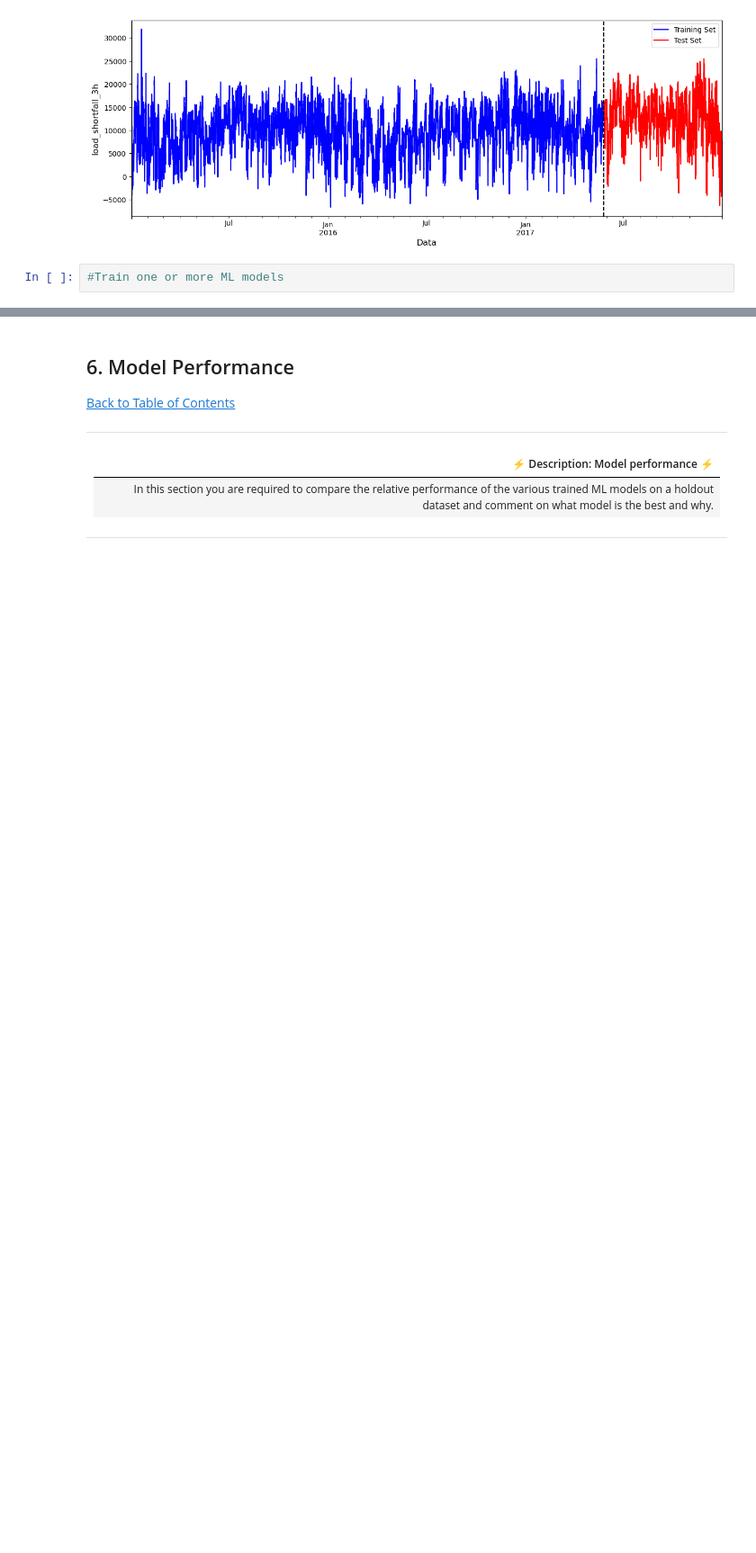
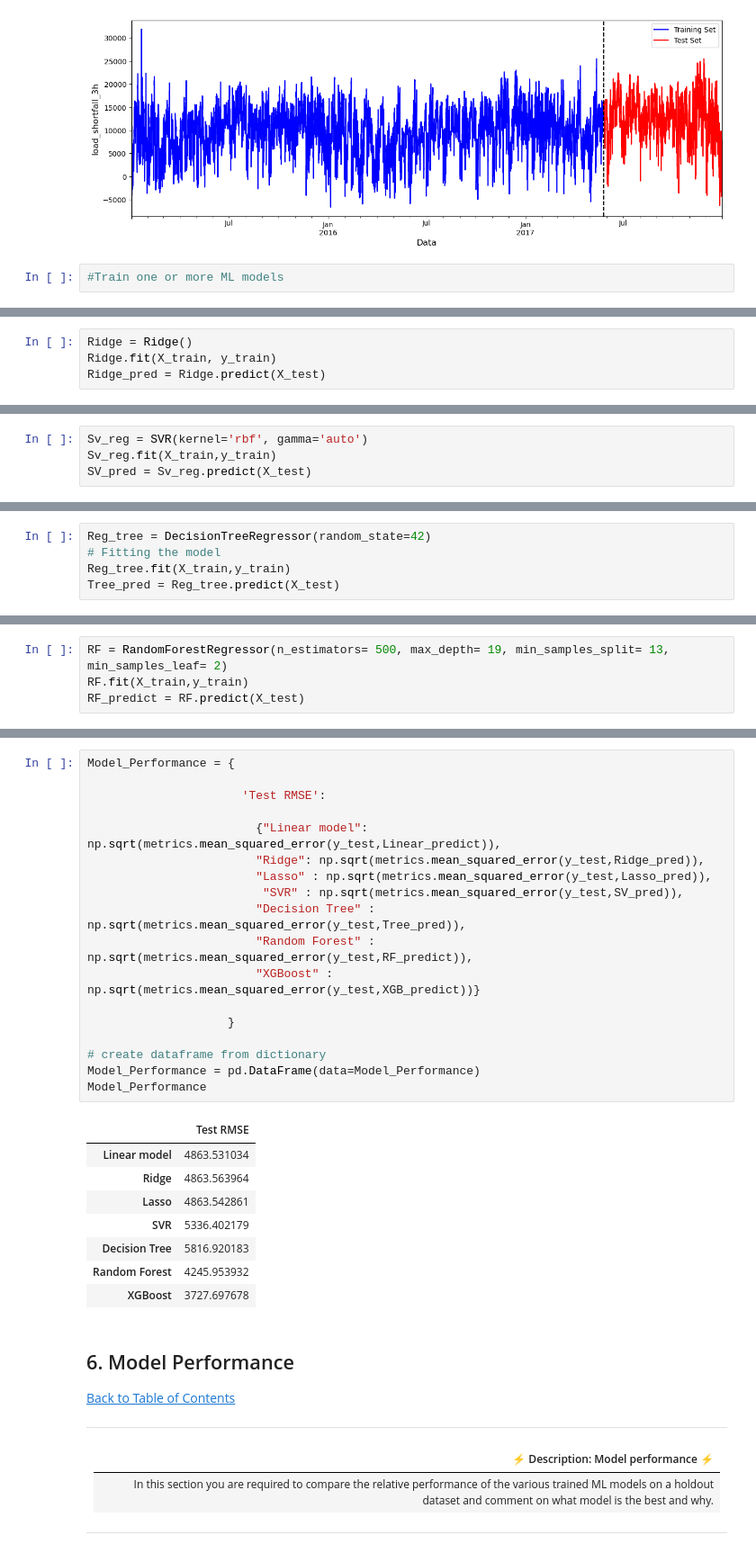
Before and after one commit to Marcel3333/TimeSeriesAnalysisProject, a Jupyter notebook: starter-notebook.ipynb, the cells around one changed output, grey strips where cells are left out. Shown at 90% size. Cells and saved outputs as stored; diff of their text form; blank space fills up the shorter version.

```diff
--- a/starter-notebook.ipynb
+++ b/starter-notebook.ipynb
@@ -365,0 +401,4 @@ XGBRegressor(base_score=None, booster=None, callbacks=None,
+# %%
+Ridge = Ridge()
+Ridge.fit(X_train, y_train)
+Ridge_pred = Ridge.predict(X_test)
@@ -365,0 +407,4 @@ XGBRegressor(base_score=None, booster=None, callbacks=None,
+# %%
+Sv_reg = SVR(kernel='rbf', gamma='auto')
+Sv_reg.fit(X_train,y_train)
+SV_pred = Sv_reg.predict(X_test)
@@ -365,0 +413,5 @@ XGBRegressor(base_score=None, booster=None, callbacks=None,
+# %%
+Reg_tree = DecisionTreeRegressor(random_state=42)
+# Fitting the model
+Reg_tree.fit(X_train,y_train)
+Tree_pred = Reg_tree.predict(X_test)
@@ -365,0 +468,4 @@ XGBRegressor(base_score=None, booster=None, callbacks=None,
+# %%
+RF = RandomForestRegressor(n_estimators= 500, max_depth= 19, min_samples_split= 13, min_samples_leaf= 2)
+RF.fit(X_train,y_train)
+RF_predict = RF.predict(X_test)
@@ -366,3 +480,30 @@ XGBRegressor(base_score=None, booster=None, callbacks=None,
+# %%
+Model_Performance = {
+
+                      'Test RMSE':
+
+                        {"Linear model": np.sqrt(metrics.mean_squared_error(y_test,Linear_predict)),
+                        "Ridge": np.sqrt(metrics.mean_squared_error(y_test,Ridge_pred)),
+                        "Lasso" : np.sqrt(metrics.mean_squared_error(y_test,Lasso_pred)),
+                         "SVR" : np.sqrt(metrics.mean_squared_error(y_test,SV_pred)),
+                        "Decision Tree" : np.sqrt(metrics.mean_squared_error(y_test,Tree_pred)),
+                        "Random Forest" : np.sqrt(metrics.mean_squared_error(y_test,RF_predict)),
+                        "XGBoost" : np.sqrt(metrics.mean_squared_error(y_test,XGB_predict))}
+
+                    }
+
+# create dataframe from dictionary
+Model_Performance = pd.DataFrame(data=Model_Performance)
+Model_Performance
+# %% [output]
+|  | Test RMSE |
+| Linear model | 4863.531034 |
+| Ridge | 4863.563964 |
+| Lasso | 4863.542861 |
+| SVR | 5336.402179 |
+| Decision Tree | 5816.920183 |
+| Random Forest | 4245.953932 |
+| XGBoost | 3727.697678 |
 # %% [markdown]
 <a id="six"></a>
 ## 6. Model Performance
```
Also changed, not shown: parts of 18 cells of this notebook.
